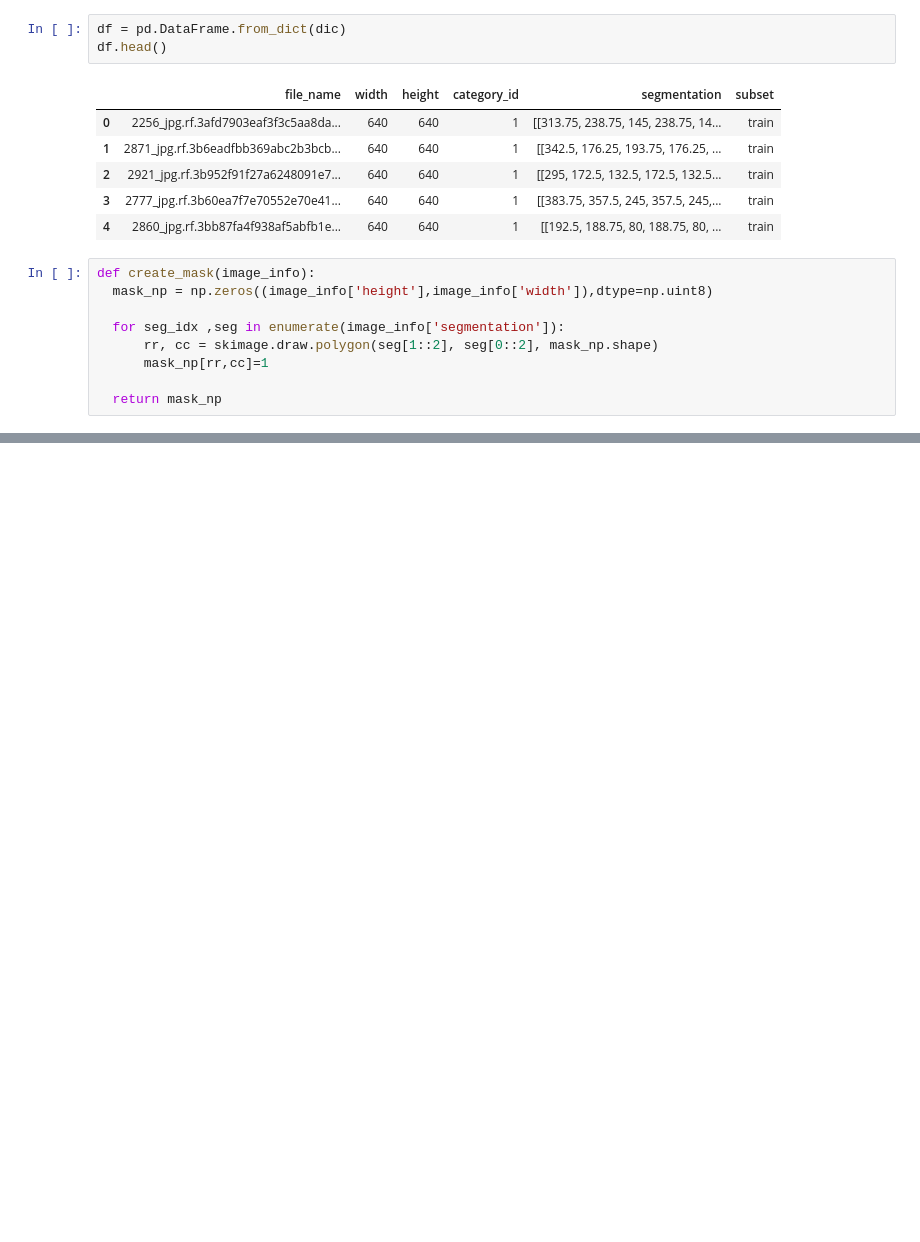
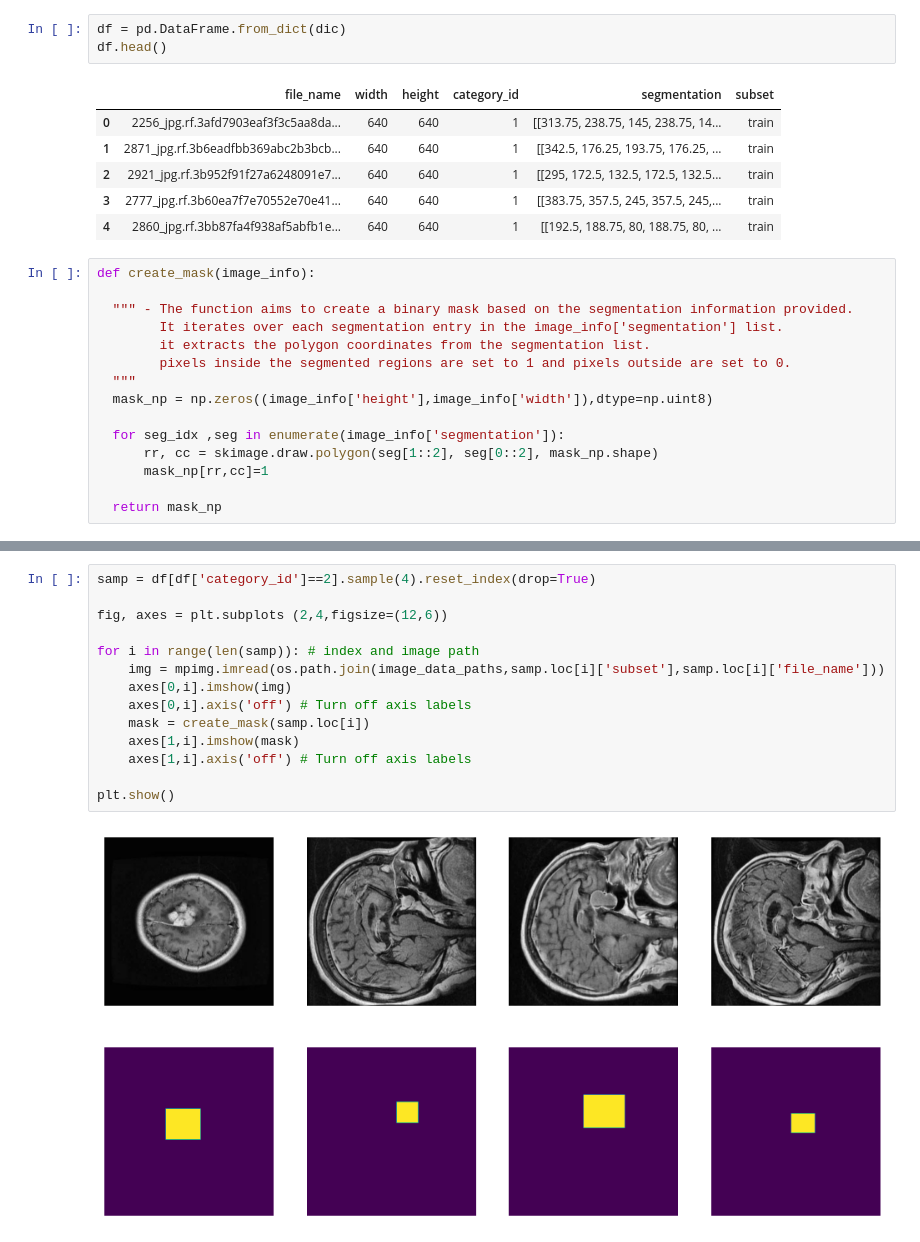
Before and after one commit to 87tana/SemanticSegmentation-in-Medical-Imaging, a Jupyter notebook: Tumor_Semantic_Segmentation.ipynb, the cells around one changed output, grey strips where cells are left out. Cells and saved outputs as stored; diff of their text form; blank space fills up the shorter version.

```diff
--- a/Tumor_Semantic_Segmentation.ipynb
+++ b/Tumor_Semantic_Segmentation.ipynb
@@ -93,6 +97,12 @@ df.head()
 | 4 | 2860_jpg.rf.3bb87fa4f938af5abfb1e... | 640 | 640 | 1 | [[192.5, 188.75, 80, 188.75, 80, ... | train |
 # %%
 def create_mask(image_info):
+
+  """ - The function aims to create a binary mask based on the segmentation information provided.
+        It iterates over each segmentation entry in the image_info['segmentation'] list.
+        it extracts the polygon coordinates from the segmentation list.
+        pixels inside the segmented regions are set to 1 and pixels outside are set to 0.
+  """
   mask_np = np.zeros((image_info['height'],image_info['width']),dtype=np.uint8)
 
   for seg_idx ,seg in enumerate(image_info['segmentation']):
@@ -120,0 +131,16 @@ plt.show()
+# %%
+samp = df[df['category_id']==2].sample(4).reset_index(drop=True)
+
+fig, axes = plt.subplots (2,4,figsize=(12,6))
+
+for i in range(len(samp)): # index and image path
+    img = mpimg.imread(os.path.join(image_data_paths,samp.loc[i]['subset'],samp.loc[i]['file_name']))
+    axes[0,i].imshow(img)
+    axes[0,i].axis('off') # Turn off axis labels
+    mask = create_mask(samp.loc[i])
+    axes[1,i].imshow(mask)
+    axes[1,i].axis('off') # Turn off axis labels
+
+plt.show()
+# %% [output]
+[figure, added]
```
Also changed, not shown: parts of 3 cells of this notebook.
